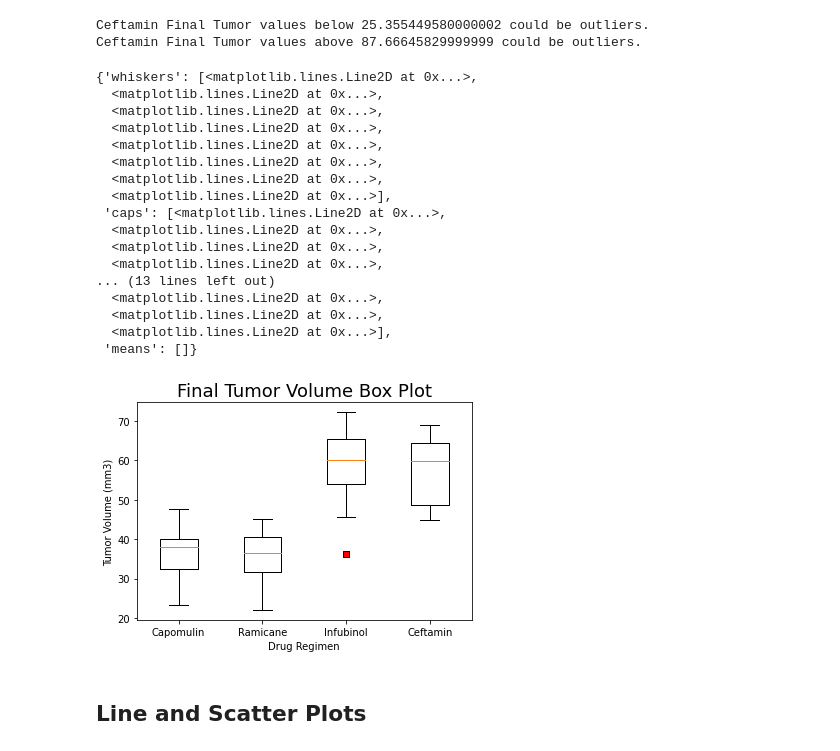
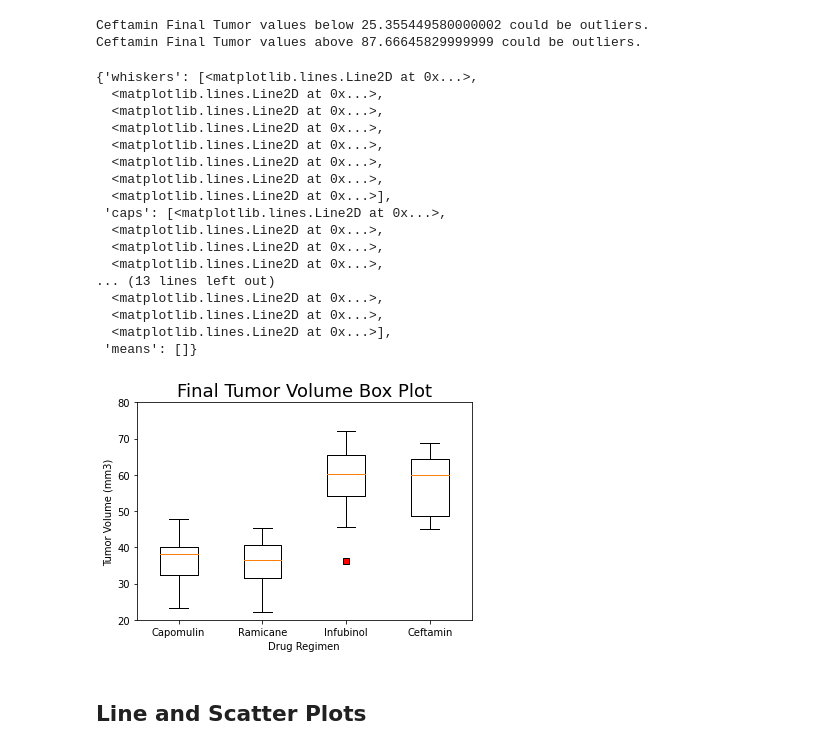
Before and after one commit to nfcresta/matplotlib-challenge, a Jupyter notebook: Pymaceuticals/pymaceuticals_starter.ipynb, the cells around one changed output. Saved outputs shown, nothing was run; the diff lists cells and outputs as text; code cells hidden in the pictures.

```diff
--- a/Pymaceuticals/pymaceuticals_starter.ipynb
+++ b/Pymaceuticals/pymaceuticals_starter.ipynb
@@ -286,32 +287,33 @@ Ceftamin Final Tumor values above 87.66645829999999 could be outliers.
 # %%
 # Generate a box plot of the final tumor volume of each mouse across four regimens of interest
 tumor_data = [cap_tumor, ram_tumor, inf_tumor, ceft_tumor]
 red_square = dict(markerfacecolor='r', marker='s')
 
 fig1, ax1 = plt.subplots()
 ax1.set_title("Final Tumor Volume Box Plot", fontsize=18)
 ax1.set_ylabel("Tumor Volume (mm3)")
 ax1.set_xlabel("Drug Regimen")
+ax1.set_ylim(20, 80)
 ax1.boxplot(tumor_data, labels = ["Capomulin", "Ramicane", "Infubinol", "Ceftamin"], flierprops=red_square)
 # %% [output]
 {'whiskers': [<matplotlib.lines.Line2D at 0x...>,
   <matplotlib.lines.Line2D at 0x...>,
   <matplotlib.lines.Line2D at 0x...>,
   <matplotlib.lines.Line2D at 0x...>,
   <matplotlib.lines.Line2D at 0x...>,
   <matplotlib.lines.Line2D at 0x...>,
   <matplotlib.lines.Line2D at 0x...>,
   <matplotlib.lines.Line2D at 0x...>],
  'caps': [<matplotlib.lines.Line2D at 0x...>,
   <matplotlib.lines.Line2D at 0x...>,
   <matplotlib.lines.Line2D at 0x...>,
   <matplotlib.lines.Line2D at 0x...>,
 ... (13 lines left out)
   <matplotlib.lines.Line2D at 0x...>,
   <matplotlib.lines.Line2D at 0x...>,
   <matplotlib.lines.Line2D at 0x...>],
  'means': []}
-[figure, old version]
+[figure, new version]
 # %% [markdown]
 ## Line and Scatter Plots
 # %%
```
Also changed, not shown: parts of 4 cells of this notebook.
